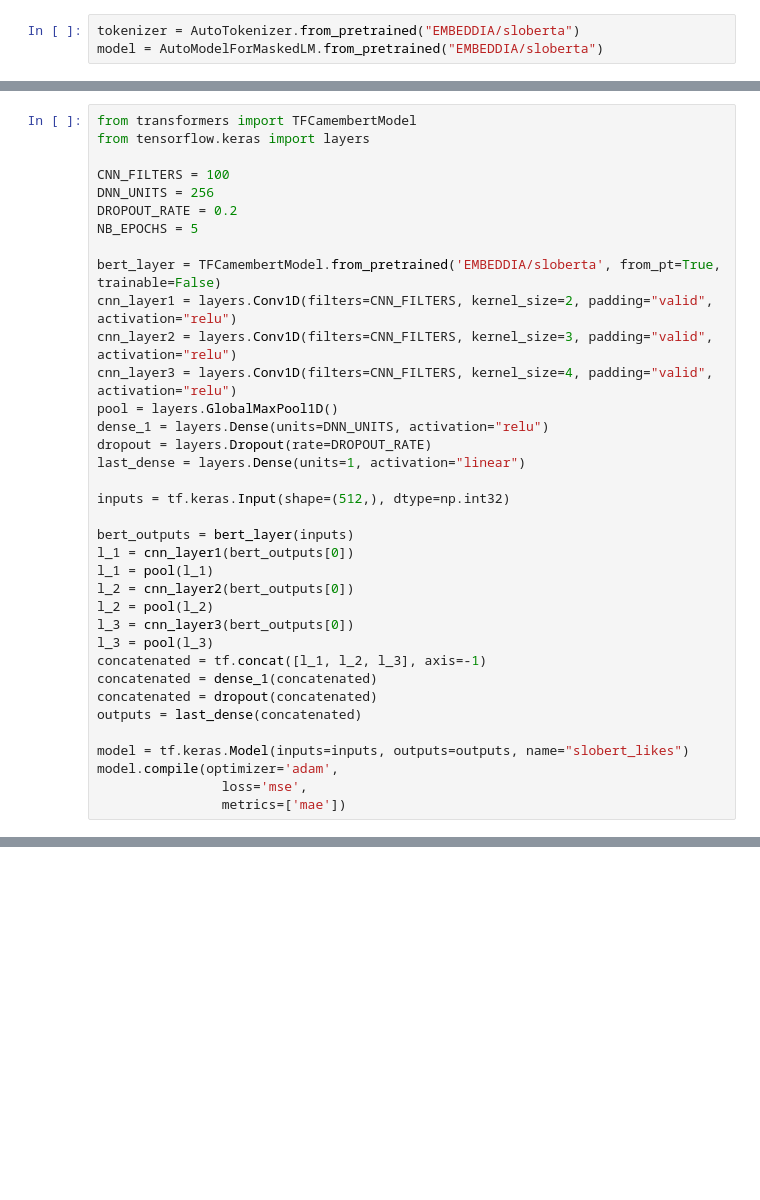
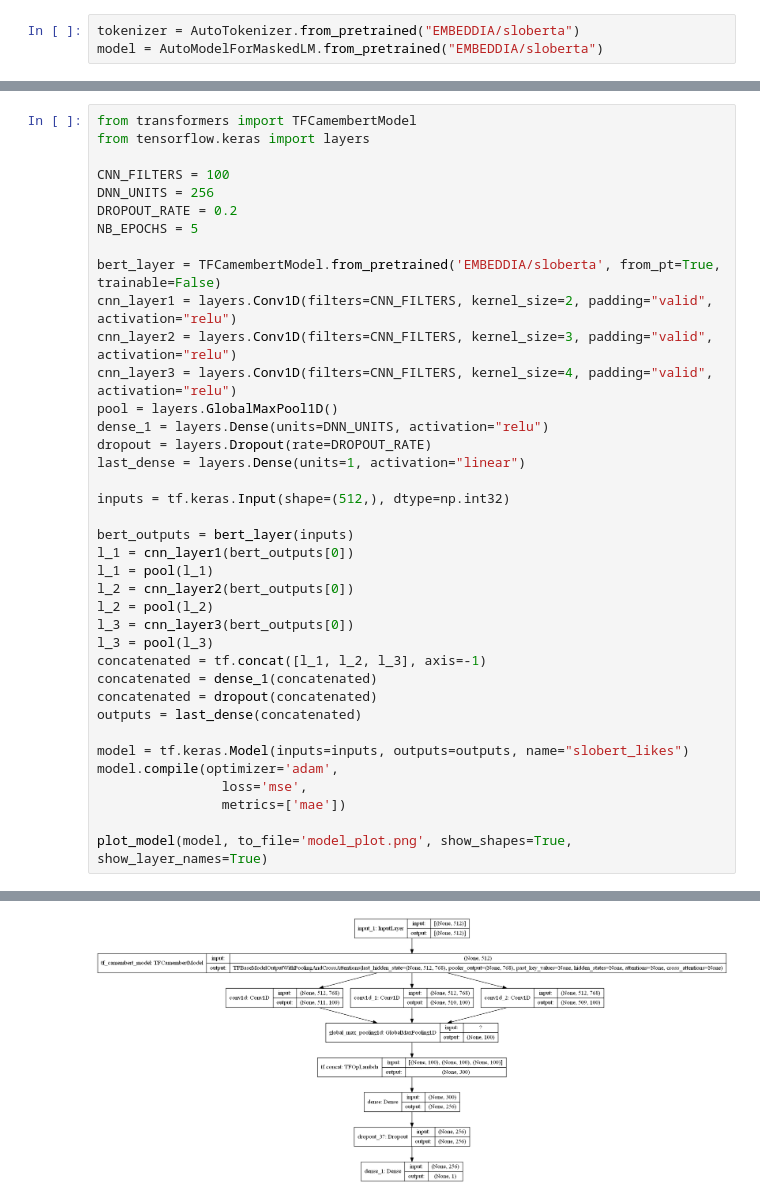
Before and after one commit to Kronii/NLP-2022, a Jupyter notebook: src/models/comment_predictor.ipynb, the cells around one changed output, grey strips where cells are left out. Drawn from its saved outputs; the diff is of its cells as text; blank space fills up the shorter version.

```diff
--- a/src/models/comment_predictor.ipynb
+++ b/src/models/comment_predictor.ipynb
@@ -140,4 +143,6 @@ model = tf.keras.Model(inputs=inputs, outputs=outputs, name="slobert_likes")
 model.compile(optimizer='adam',
                 loss='mse',
                 metrics=['mae'])
+
+plot_model(model, to_file='model_plot.png', show_shapes=True, show_layer_names=True)
 # %% [output]
@@ -145,7 +150,8 @@ Some weights of the PyTorch model were not used when initializing the TF 2.0 mod
 - This IS expected if you are initializing TFCamembertModel from a PyTorch model trained on another task or with another architecture (e.g. initializing a TFBertForSequenceClassification model from a  ...
 - This IS NOT expected if you are initializing TFCamembertModel from a PyTorch model that you expect to be exactly identical (e.g. initializing a TFBertForSequenceClassification model from a BertForSe ...
 Some weights or buffers of the TF 2.0 model TFCamembertModel were not initialized from the PyTorch model and are newly initialized: ['roberta.pooler.dense.weight', 'roberta.pooler.dense.bias']
 You should probably TRAIN this model on a down-stream task to be able to use it for predictions and inference.
+[figure, added]
 # %%
 NB_EPOCHS = 5
 iter_per_save = 1
```
Also changed, not shown: parts of 6 cells of this notebook, 2 other files.
